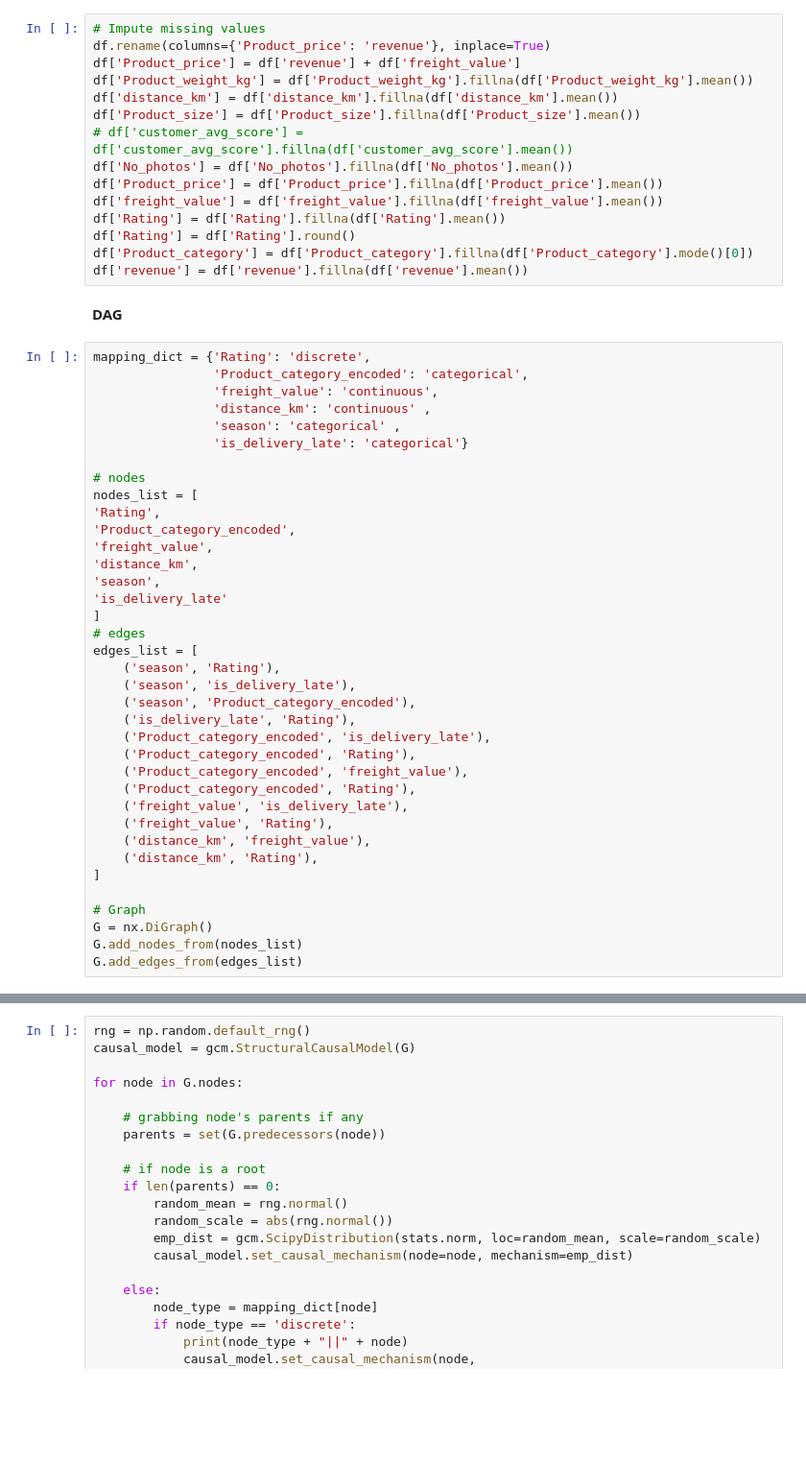
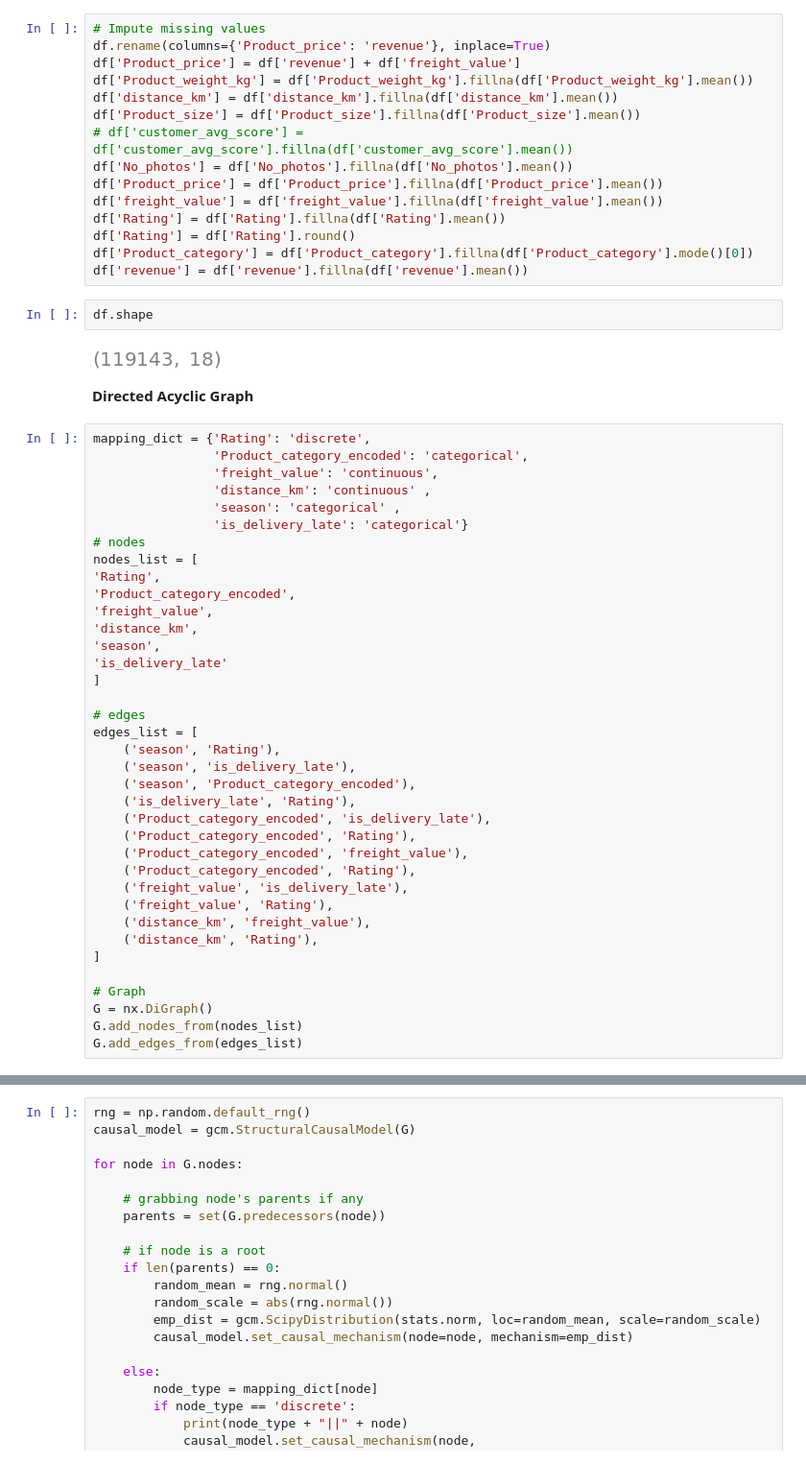
Before and after one commit to juanpi19/causal-inference-marketplace, a Jupyter notebook: notebooks/gcm-development.ipynb, the cells around one changed output, grey strips where cells are left out. Shown: that part at 96% size. Cells and saved outputs as stored; diff of their text form; blank space fills up the shorter version.

```diff
--- a/notebooks/gcm-development.ipynb
+++ b/notebooks/gcm-development.ipynb
@@ -42,8 +47,12 @@ df['Rating'] = df['Rating'].fillna(df['Rating'].mean())
 df['Rating'] = df['Rating'].round()
 df['Product_category'] = df['Product_category'].fillna(df['Product_category'].mode()[0])
 df['revenue'] = df['revenue'].fillna(df['revenue'].mean())
-# %% [markdown]
-**DAG**
+# %%
+df.shape
+# %% [output]
+[figure, added]
+# %% [markdown]
+**Directed Acyclic Graph**
 # %%
 mapping_dict = {'Rating': 'discrete',
                 'Product_category_encoded': 'categorical',
@@ -51,7 +60,6 @@ mapping_dict = {'Rating': 'discrete',
                 'distance_km': 'continuous' ,
                 'season': 'categorical' ,
                 'is_delivery_late': 'categorical'}
-
 # nodes
 nodes_list = [
 'Rating',
@@ -61,6 +69,7 @@ nodes_list = [
 'season',
 'is_delivery_late'
 ]
+
 # edges
 edges_list = [
     ('season', 'Rating'),
```
Also changed, not shown: parts of 25 cells of this notebook.
